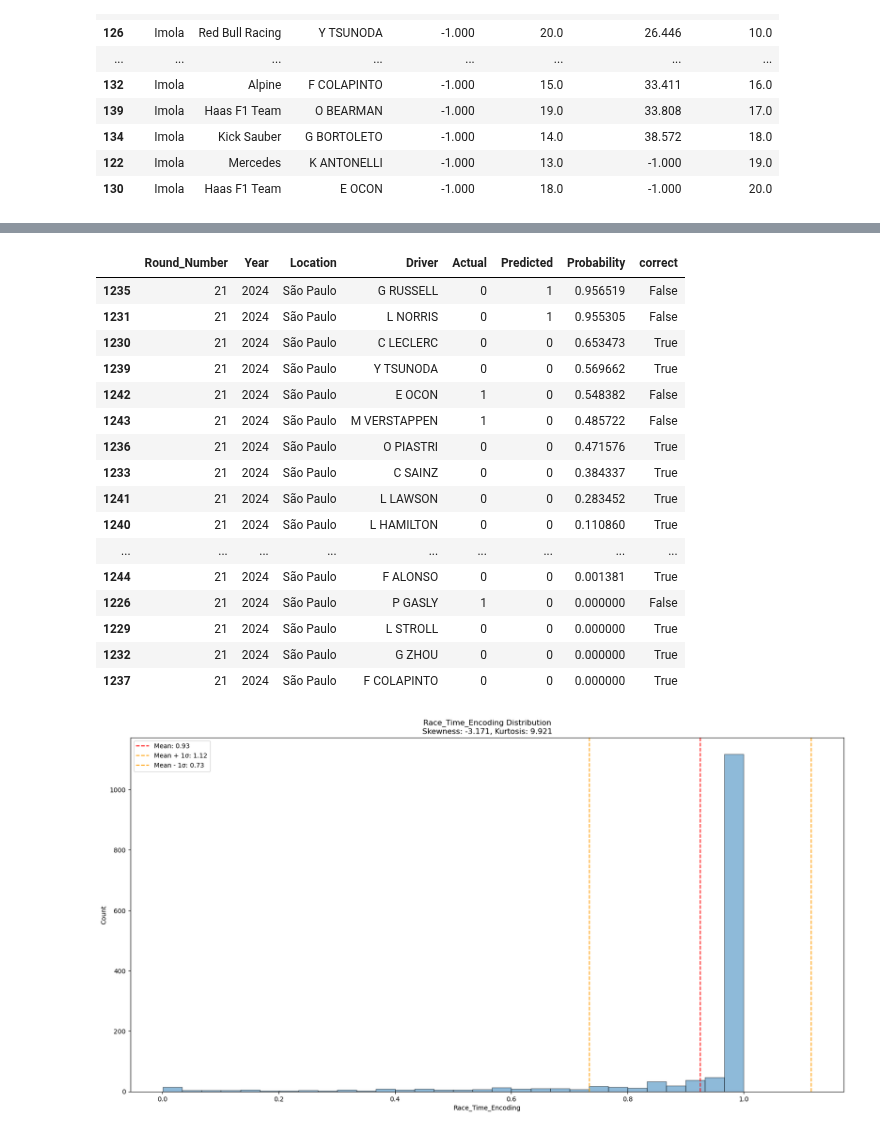
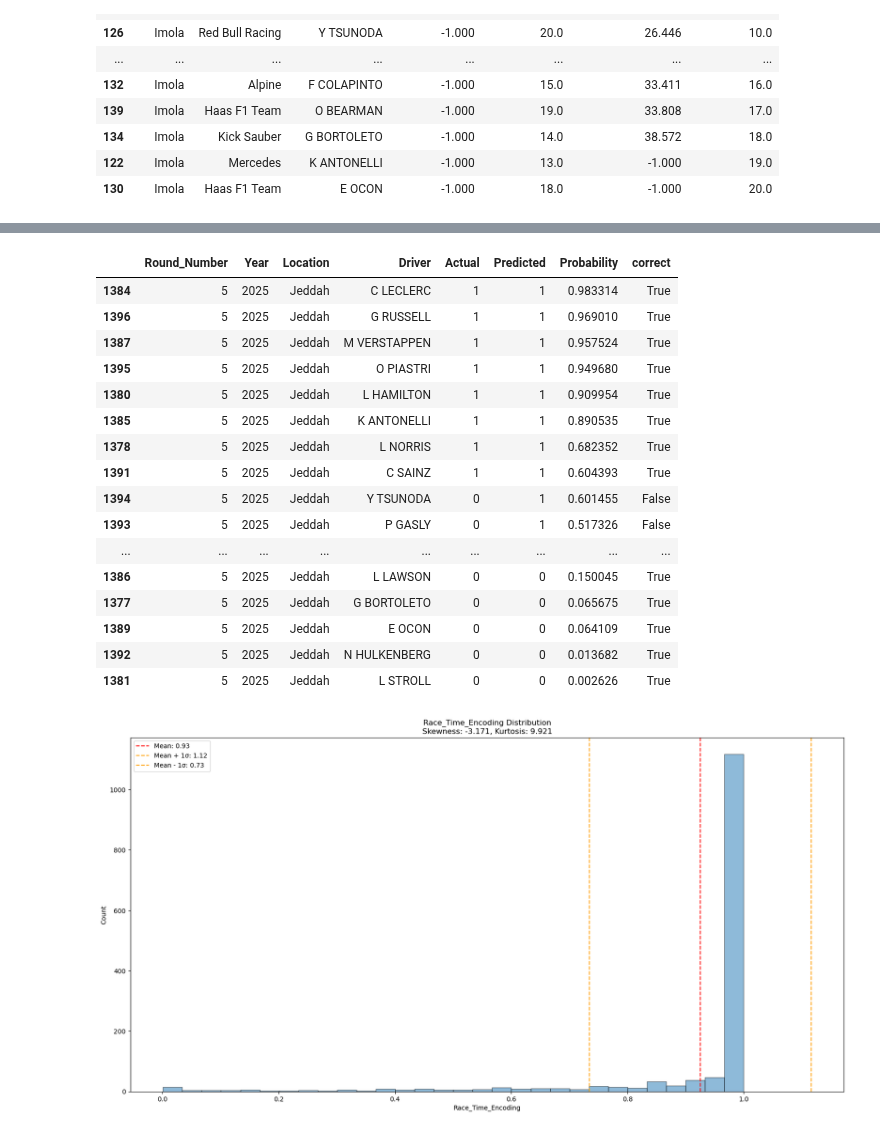
Before and after one commit to rohank36/f1, a Jupyter notebook: experiment.ipynb, the cells around one changed output, grey strips where cells are left out. Drawn from its saved outputs; the diff is of its cells as text; code cells hidden in the pictures.

```diff
--- a/experiment.ipynb
+++ b/experiment.ipynb
@@ -190,23 +196,23 @@ model_eval.get_f1score_per_race()
 # %%
-model_eval.get_preds_for_race(2024,21)
+model_eval.get_preds_for_race(2025,5)
 # %% [output]
 |  | Round_Number | Year | Location | Driver | Actual | Predicted | Probability | correct |
-| 1235 | 21 | 2024 | São Paulo | G RUSSELL | 0 | 1 | 0.956519 | False |
-| 1231 | 21 | 2024 | São Paulo | L NORRIS | 0 | 1 | 0.955305 | False |
-| 1230 | 21 | 2024 | São Paulo | C LECLERC | 0 | 0 | 0.653473 | True |
-| 1239 | 21 | 2024 | São Paulo | Y TSUNODA | 0 | 0 | 0.569662 | True |
-| 1242 | 21 | 2024 | São Paulo | E OCON | 1 | 0 | 0.548382 | False |
-| 1243 | 21 | 2024 | São Paulo | M VERSTAPPEN | 1 | 0 | 0.485722 | False |
-| 1236 | 21 | 2024 | São Paulo | O PIASTRI | 0 | 0 | 0.471576 | True |
-| 1233 | 21 | 2024 | São Paulo | C SAINZ | 0 | 0 | 0.384337 | True |
-| 1241 | 21 | 2024 | São Paulo | L LAWSON | 0 | 0 | 0.283452 | True |
-| 1240 | 21 | 2024 | São Paulo | L HAMILTON | 0 | 0 | 0.110860 | True |
+| 1384 | 5 | 2025 | Jeddah | C LECLERC | 1 | 1 | 0.983314 | True |
+| 1396 | 5 | 2025 | Jeddah | G RUSSELL | 1 | 1 | 0.969010 | True |
+| 1387 | 5 | 2025 | Jeddah | M VERSTAPPEN | 1 | 1 | 0.957524 | True |
+| 1395 | 5 | 2025 | Jeddah | O PIASTRI | 1 | 1 | 0.949680 | True |
+| 1380 | 5 | 2025 | Jeddah | L HAMILTON | 1 | 1 | 0.909954 | True |
+| 1385 | 5 | 2025 | Jeddah | K ANTONELLI | 1 | 1 | 0.890535 | True |
+| 1378 | 5 | 2025 | Jeddah | L NORRIS | 1 | 1 | 0.682352 | True |
+| 1391 | 5 | 2025 | Jeddah | C SAINZ | 1 | 1 | 0.604393 | True |
+| 1394 | 5 | 2025 | Jeddah | Y TSUNODA | 0 | 1 | 0.601455 | False |
+| 1393 | 5 | 2025 | Jeddah | P GASLY | 0 | 1 | 0.517326 | False |
 | ... | ... | ... | ... | ... | ... | ... | ... | ... |
-| 1244 | 21 | 2024 | São Paulo | F ALONSO | 0 | 0 | 0.001381 | True |
-| 1226 | 21 | 2024 | São Paulo | P GASLY | 1 | 0 | 0.000000 | False |
-| 1229 | 21 | 2024 | São Paulo | L STROLL | 0 | 0 | 0.000000 | True |
-| 1232 | 21 | 2024 | São Paulo | G ZHOU | 0 | 0 | 0.000000 | True |
-| 1237 | 21 | 2024 | São Paulo | F COLAPINTO | 0 | 0 | 0.000000 | True |
+| 1386 | 5 | 2025 | Jeddah | L LAWSON | 0 | 0 | 0.150045 | True |
+| 1377 | 5 | 2025 | Jeddah | G BORTOLETO | 0 | 0 | 0.065675 | True |
+| 1389 | 5 | 2025 | Jeddah | E OCON | 0 | 0 | 0.064109 | True |
+| 1392 | 5 | 2025 | Jeddah | N HULKENBERG | 0 | 0 | 0.013682 | True |
+| 1381 | 5 | 2025 | Jeddah | L STROLL | 0 | 0 | 0.002626 | True |
 # %%
 analysis.plot_prob_dist("Race_Time_Encoding")
 # %% [output]
```
Also changed, not shown: parts of 7 cells of this notebook, 8 other files.
